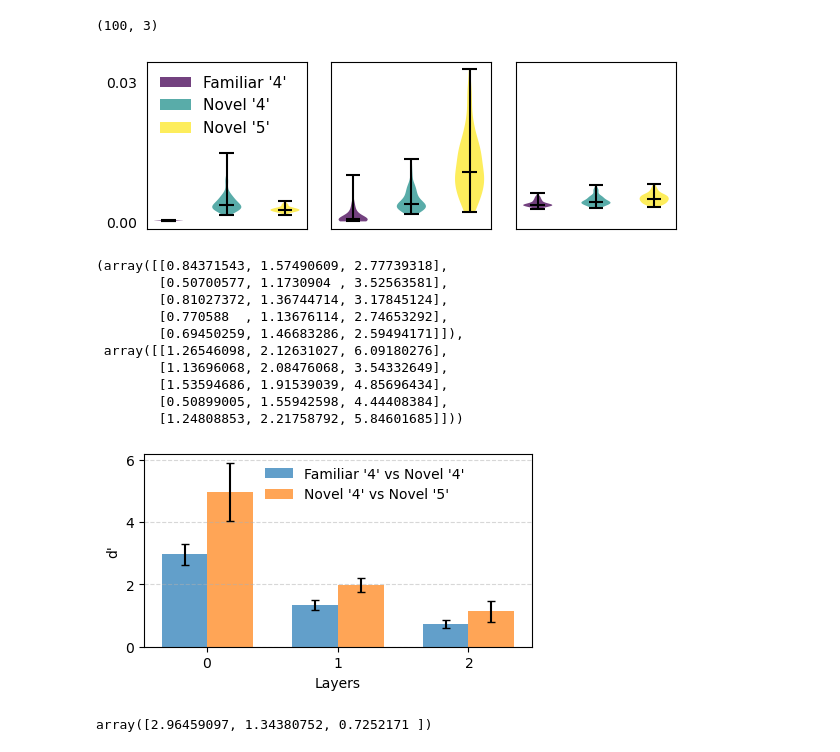
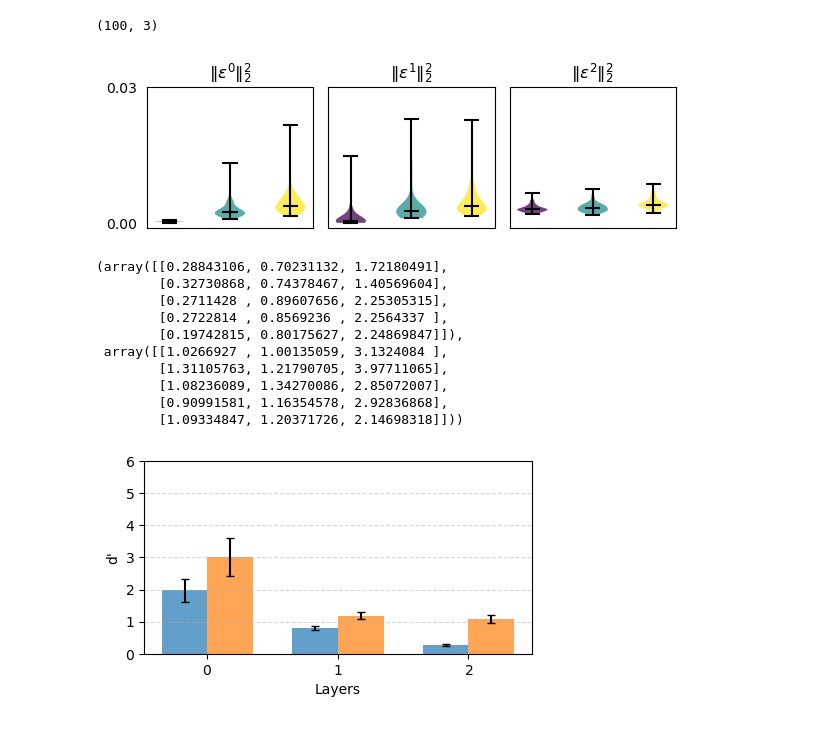
Before and after one commit to ltjed/novelty-detection-pc, a Jupyter notebook: visualization.ipynb, the cells around one changed output. Saved outputs shown, nothing was run; the diff lists cells and outputs as text; code cells hidden in the pictures.

```diff
--- a/visualization.ipynb
+++ b/visualization.ipynb
@@ -247,14 +394,25 @@ NameError: name 'HN_gaussian_uncor' is not defined
 # %%
 save_path = os.path.join('results', 'hierarchical_models')
 
-base_class = [4]; test_class = [5] # set to [4] and [5] to replicate Fig.7, can be set to other classes, too
+base_class = [4]; test_class = [9] # set to [4] and [5] to replicate Fig.7, can be set to other classes, too
+
+# alternative values for figures in supplementary material
+# base_class = [4]; test_class = [9]
+# base_class = [4]; test_class = [1]
+# base_class = [3,4,8]; test_class = [5]
+# base_class = [2,3,4,5,6,7,8,9,0]; test_class = [1]
+
+is_fully_connected = False # set to False for locally connected hPCN
 
 # Reconstruct the folder name and path using the parameters
-folder_name = f"base_{'_'.join(map(str, base_class))}_test_{'_'.join(map(str, test_class))}"
+if is_fully_connected:
+    folder_name = f"base_{'_'.join(map(str, base_class))}_test_{'_'.join(map(str, test_class))}_fully_connected"
+else:
+    folder_name = f"base_{'_'.join(map(str, base_class))}_test_{'_'.join(map(str, test_class))}"
+
 save_path = os.path.join(save_path, folder_name)
 
 # Check if the folder exists and read from it
 if not os.path.exists(save_path):
     print(f"Folder {save_path} does not exist.")
-energy = np.load(os.path.join(save_path, 'energy.npz'))
 # %%
@@ -283,10 +441,10 @@ for l in range(3):
     parts['cmins'].set_edgecolor('black')     # Set color of the min caps
     parts['cbars'].set_edgecolor('black')
 
-    if l == 0:
-        ax[l].legend([f"Familiar '{base_class}'", f"Novel '{base_class}'", f"Novel '{test_class}'"], loc='upper left', fontsize=11, frameon=False)
+    # if l == 0:
+    #     ax[l].legend([f"Familiar '{base_class}'", f"Novel '{base_class}'", f"Novel '{test_class}'"], loc='upper left', fontsize=9, frameon=False)
 
-    # ax[l].set_title(rf'$\Vert \varepsilon^{l} \Vert_2^2$')
+    ax[l].set_title(rf'$\Vert \varepsilon^{l} \Vert_2^2$')
 
     ax[l].set_xticks([])
     ax[l].yaxis.set_ticks_position('none')
@@ -299,58 +457,56 @@ plt.tight_layout()
 plt.savefig(save_path + '/energy_distribution.pdf', format = 'pdf' , bbox_inches='tight')
 plt.show()
 # %% [output]
-[figure, old version]
+[figure, new version]
 # %%
 separability = np.load(os.path.join(save_path, 'separability.npz'))
 sep_12 = separability['separability_12']
 sep_23 = separability['separability_23']
 sep_12, sep_23
 # %% [output]
-(array([[0.84371543, 1.57490609, 2.77739318],
-        [0.50700577, 1.1730904 , 3.52563581],
-        [0.81027372, 1.36744714, 3.17845124],
-        [0.770588  , 1.13676114, 2.74653292],
-        [0.69450259, 1.46683286, 2.59494171]]),
- array([[1.26546098, 2.12631027, 6.09180276],
-        [1.13696068, 2.08476068, 3.54332649],
-        [1.53594686, 1.91539039, 4.85696434],
-        [0.50899005, 1.55942598, 4.44408384],
-        [1.24808853, 2.21758792, 5.84601685]]))
+(array([[0.28843106, 0.70231132, 1.72180491],
+        [0.32730868, 0.74378467, 1.40569604],
+        [0.2711428 , 0.89607656, 2.25305315],
+        [0.2722814 , 0.8569236 , 2.2564337 ],
+        [0.19742815, 0.80175627, 2.24869847]]),
+ array([[1.0266927 , 1.00135059, 3.1324084 ],
+        [1.31105763, 1.21790705, 3.97711065],
+        [1.08236089, 1.34270086, 2.85072007],
+        [0.90991581, 1.16354578, 2.92836868],
+        [1.09334847, 1.20371726, 2.14698318]]))
 # %%
 plt.figure(figsize=(5, 2.5))
 # plt.title(f"d' separability between classes of digits by layers")
 
 avg12 = np.mean(sep_12, axis=0)[::-1]
 std12 = np.std(sep_12, axis=0)[::-1]
 avg23 = np.mean(sep_23, axis=0)[::-1]
 std23 = np.std(sep_23, axis=0)[::-1]
 
 # x-axis locations for the groups
 layers = np.arange(3)
 
 # Width of the bars
 bar_width = 0.35
 
 # Plotting the bars
 # plt.bar(layers - bar_width / 2, avg12, bar_width, yerr=yerr12,
 #         label=f'sep. between familiar {base_class} and novel {base_class}', capsize=5)
 # plt.bar(layers + bar_width / 2, avg23, bar_width, yerr=yerr23,
 #         label=f'sep. between novel {base_class} and novel {test_class}', capsize=5)
 plt.bar(layers - bar_width / 2, avg12, bar_width, yerr=std12,
         label=f"Familiar '{base_class}' vs Novel '{base_class}'", capsize=3, alpha=0.7)
 plt.bar(layers + bar_width / 2, avg23, bar_width, yerr=std23,
         label=f"Novel '{base_class}' vs Novel '{test_class}'", capsize=3, alpha=0.7)
 
 plt.ylabel("d'")
 plt.xlabel('Layers')
 plt.xticks(layers, [f'${i}$' for i in range(3)])
+# set the y-axis limits for uniform comparison across trials
+plt.ylim(0, 6)
 plt.grid(True, axis='y', linestyle='--', alpha=0.5)
-plt.legend(loc='upper center', bbox_to_anchor=(0.57, 1), frameon=False)
+# plt.legend(loc='upper center', bbox_to_anchor=(0.57, 1), frameon=False)
 plt.savefig(save_path + '/separability_by_layers.pdf', bbox_inches='tight')
 # plt.show()
 # %% [output]
-[figure, old version]
+[figure, new version]
-# %%
-avg12
-# %% [output]
-array([2.96459097, 1.34380752, 0.7252171 ])
```
Also changed, not shown: parts of 15 cells of this notebook, 7 other files.
